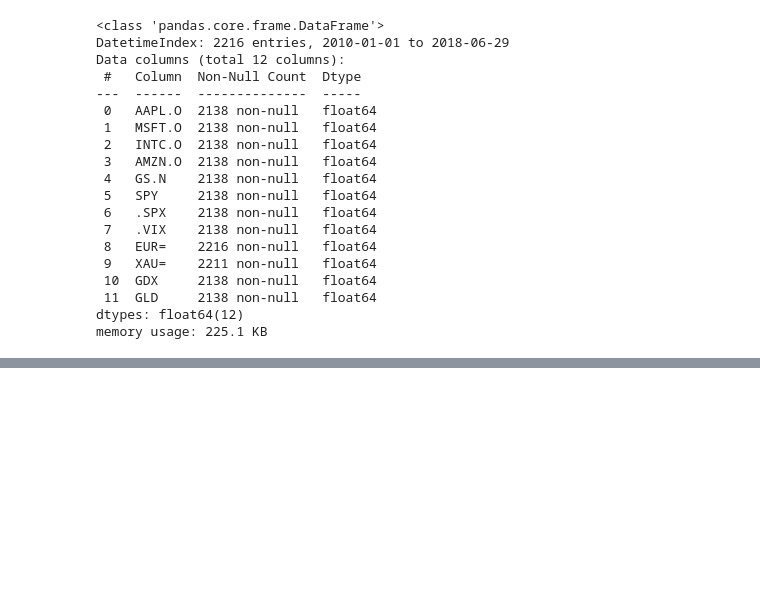
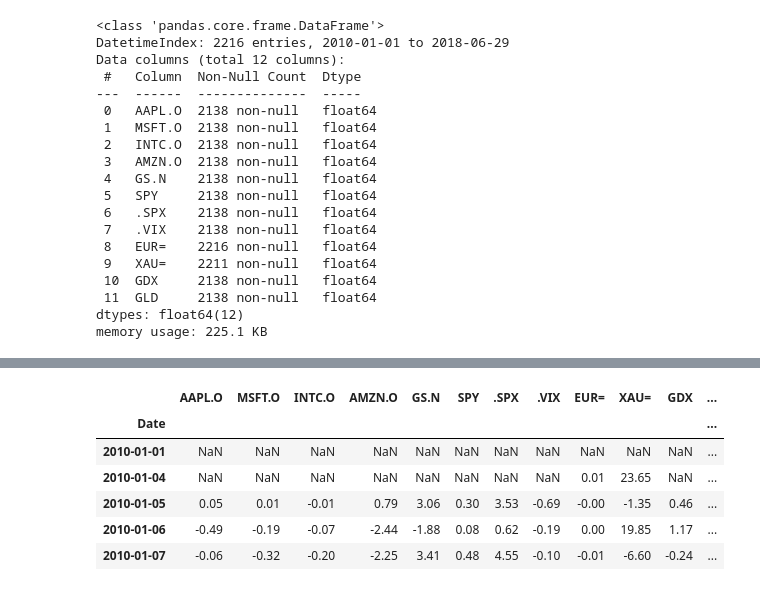
Before and after one commit to mus514/Quant-with-Python, a Jupyter notebook: financial_time_series.ipynb, the cells around one changed output, grey strips where cells are left out. Saved outputs shown, nothing was run; the diff lists cells and outputs as text; code cells hidden in the pictures; blank space fills up the shorter version.

```diff
--- a/financial_time_series.ipynb
+++ b/financial_time_series.ipynb
@@ -81,0 +125,10 @@ GLD SPDR Gold Trust
+# %%
+data.diff().round(2).head()
+# %% [output]
+|  | AAPL.O | MSFT.O | INTC.O | AMZN.O | GS.N | SPY | .SPX | .VIX | EUR= | XAU= | GDX | ... |
+| Date |  |  |  |  |  |  |  |  |  |  |  | ... |
+| 2010-01-01 | NaN | NaN | NaN | NaN | NaN | NaN | NaN | NaN | NaN | NaN | NaN | ... |
+| 2010-01-04 | NaN | NaN | NaN | NaN | NaN | NaN | NaN | NaN | 0.01 | 23.65 | NaN | ... |
+| 2010-01-05 | 0.05 | 0.01 | -0.01 | 0.79 | 3.06 | 0.30 | 3.53 | -0.69 | -0.00 | -1.35 | 0.46 | ... |
+| 2010-01-06 | -0.49 | -0.19 | -0.07 | -2.44 | -1.88 | 0.08 | 0.62 | -0.19 | 0.00 | 19.85 | 1.17 | ... |
+| 2010-01-07 | -0.06 | -0.32 | -0.20 | -2.25 | 3.41 | 0.48 | 4.55 | -0.10 | -0.01 | -6.60 | -0.24 | ... |
```
Also changed, not shown: parts of 22 cells of this notebook, 1 other file.
